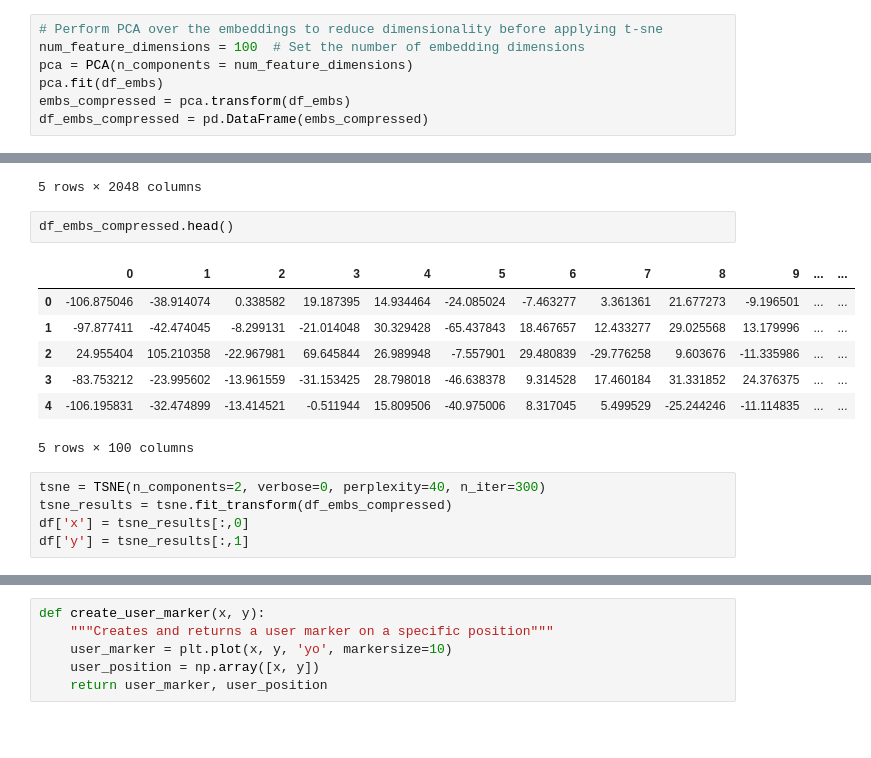
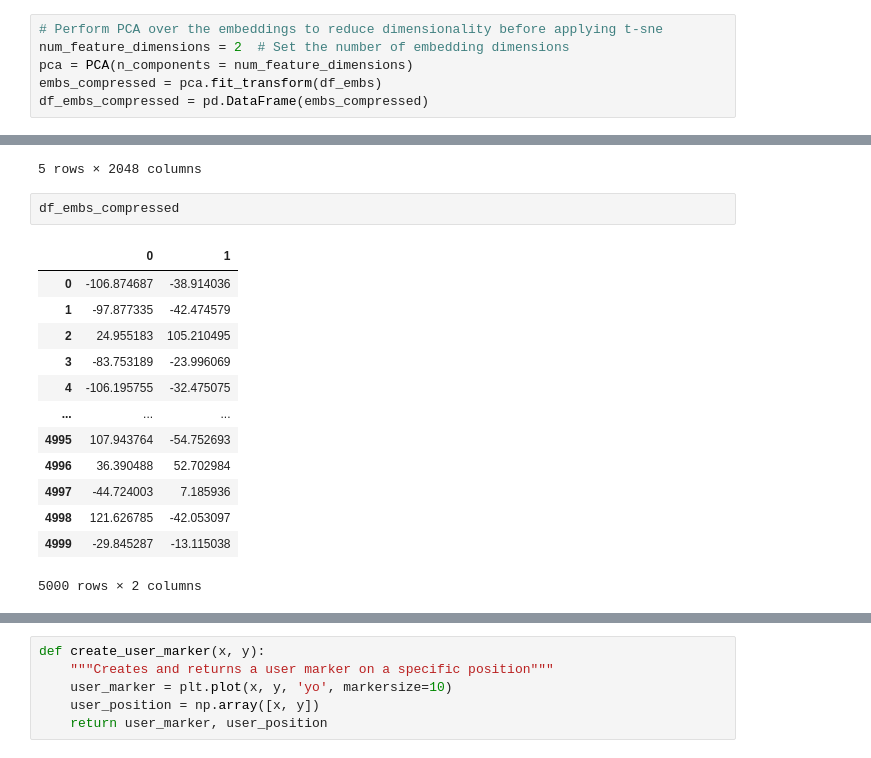
Before and after one commit to jeremypuchta/interactive-exploration-embedding-space, a Jupyter notebook: interactive-exploration-embedding-space.ipynb, the cells around one changed output, grey strips where cells are left out. Saved outputs shown, nothing was run; the diff lists cells and outputs as text; blank space fills up the shorter version.

```diff
--- a/interactive-exploration-embedding-space.ipynb
+++ b/interactive-exploration-embedding-space.ipynb
@@ -109,10 +109,9 @@ df_embs.to_pickle(DATASET_PATH + "resnet50-embeddings.pkl")
 df_embs = pickle.load(open(DATASET_PATH + "resnet50-embeddings.pkl", "rb"))
 # %%
 # Perform PCA over the embeddings to reduce dimensionality before applying t-sne
-num_feature_dimensions = 100  # Set the number of embedding dimensions
+num_feature_dimensions = 2  # Set the number of embedding dimensions
 pca = PCA(n_components = num_feature_dimensions)
-pca.fit(df_embs)
-embs_compressed = pca.transform(df_embs)
+embs_compressed = pca.fit_transform(df_embs)
 df_embs_compressed = pd.DataFrame(embs_compressed)
 # %%
 df_embs.head()
@@ -125,17 +124,18 @@ df_embs.head()
 | 4 | 0.245968 | 17.383430 | 0.493824 | 3.374468 | 2.567368 | 0.000000 | 6.482537 | 5.862639 | 0.000000 | 3.164866 | ... | ... |
 5 rows × 2048 columns
 # %%
-df_embs_compressed.head()
+df_embs_compressed
 # %% [output]
-|  | 0 | 1 | 2 | 3 | 4 | 5 | 6 | 7 | 8 | 9 | ... | ... |
-| 0 | -106.875046 | -38.914074 | 0.338582 | 19.187395 | 14.934464 | -24.085024 | -7.463277 | 3.361361 | 21.677273 | -9.196501 | ... | ... |
-| 1 | -97.877411 | -42.474045 | -8.299131 | -21.014048 | 30.329428 | -65.437843 | 18.467657 | 12.433277 | 29.025568 | 13.179996 | ... | ... |
-| 2 | 24.955404 | 105.210358 | -22.967981 | 69.645844 | 26.989948 | -7.557901 | 29.480839 | -29.776258 | 9.603676 | -11.335986 | ... | ... |
-| 3 | -83.753212 | -23.995602 | -13.961559 | -31.153425 | 28.798018 | -46.638378 | 9.314528 | 17.460184 | 31.331852 | 24.376375 | ... | ... |
-| 4 | -106.195831 | -32.474899 | -13.414521 | -0.511944 | 15.809506 | -40.975006 | 8.317045 | 5.499529 | -25.244246 | -11.114835 | ... | ... |
+|  | 0 | 1 |
+| 0 | -106.874687 | -38.914036 |
+| 1 | -97.877335 | -42.474579 |
+| 2 | 24.955183 | 105.210495 |
+| 3 | -83.753189 | -23.996069 |
+| 4 | -106.195755 | -32.475075 |
+| ... | ... | ... |
+| 4995 | 107.943764 | -54.752693 |
+| 4996 | 36.390488 | 52.702984 |
+| 4997 | -44.724003 | 7.185936 |
+| 4998 | 121.626785 | -42.053097 |
+| 4999 | -29.845287 | -13.115038 |
-5 rows × 100 columns
+5000 rows × 2 columns
-# %%
-tsne = TSNE(n_components=2, verbose=0, perplexity=40, n_iter=300)
-tsne_results = tsne.fit_transform(df_embs_compressed)
-df['x'] = tsne_results[:,0]
-df['y'] = tsne_results[:,1]
```
Also changed, not shown: parts of 14 cells of this notebook.
